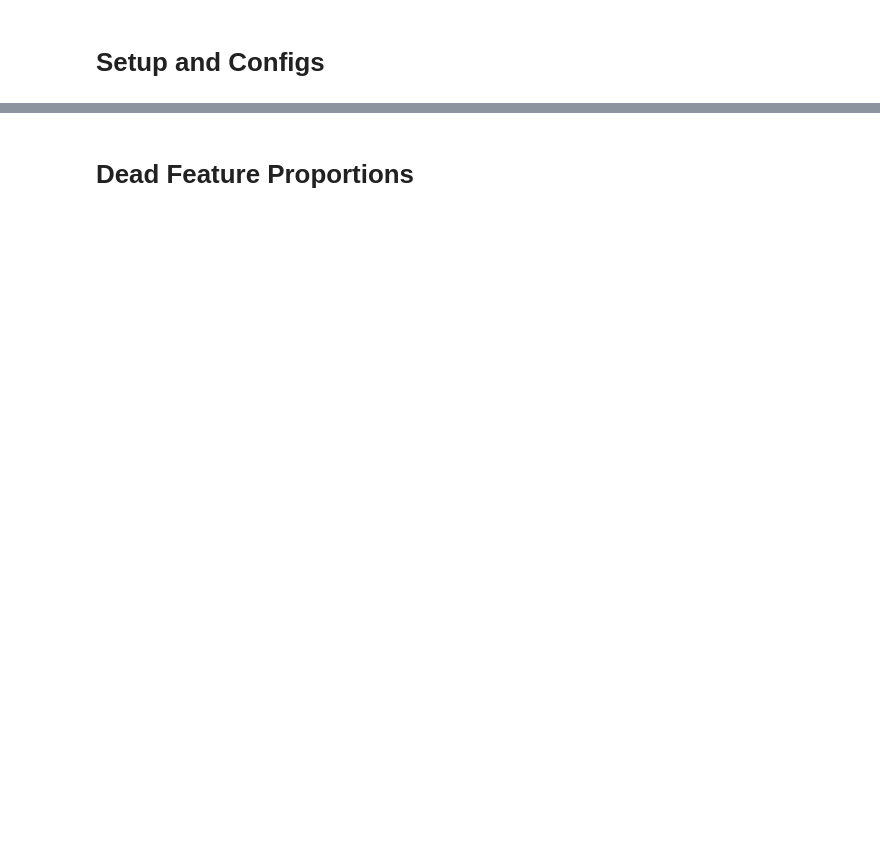
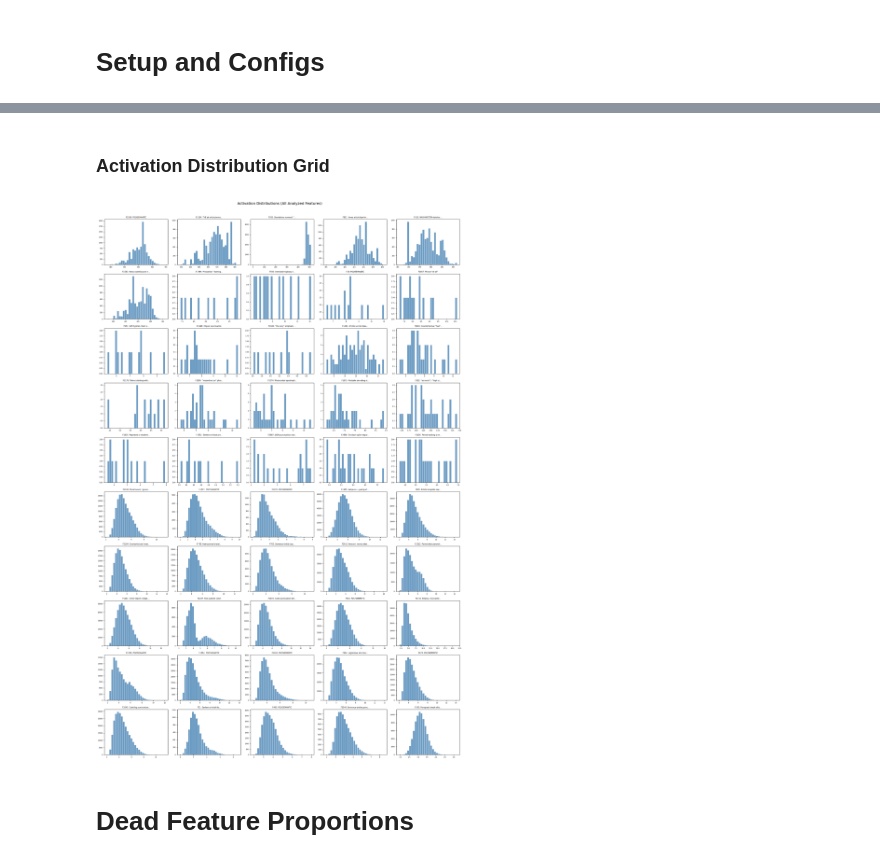
Before and after one commit to adityaiyer7/sae-monosemantic, a Jupyter notebook: src/evaluation/feature_analysis.ipynb, the cells around one changed output, grey strips where cells are left out. Drawn from its saved outputs; the diff is of its cells as text; code cells hidden in the pictures; blank space fills up the shorter version.

```diff
--- a/src/evaluation/feature_analysis.ipynb
+++ b/src/evaluation/feature_analysis.ipynb
@@ -146,3 +325,26 @@ for prop, counts in r["token_type_breakdown"].items():
+# %% [markdown]
+### Activation Distribution Grid
+# %%
+n_cols = 5
+n_rows = (len(batch_results) + n_cols - 1) // n_cols
+fig, axes = plt.subplots(n_rows, n_cols, figsize=(4 * n_cols, 3 * n_rows))
+axes = axes.flatten()
+
+for idx, r in enumerate(batch_results):
+    ax = axes[idx]
+    ax.hist(r["raw_activations"], bins=30, color="steelblue", edgecolor="white", alpha=0.8)
+    label_short = r["llm_label"][:20] + "..." if len(r["llm_label"]) > 20 else r["llm_label"]
+    ax.set_title(f"F{r['feature_id']}: {label_short}", fontsize=7)
+    ax.tick_params(labelsize=6)
+
+for idx in range(len(batch_results), len(axes)):
+    axes[idx].set_visible(False)
+
+fig.suptitle("Activation Distributions (All Analyzed Features)", fontsize=14, y=1.01)
+plt.tight_layout()
+plt.show()
+# %% [output]
+[figure, added]
 # %% [markdown]
 # Dead Feature Proportions
 # %%
```
Also changed, not shown: parts of 21 cells of this notebook, 6 other files.
